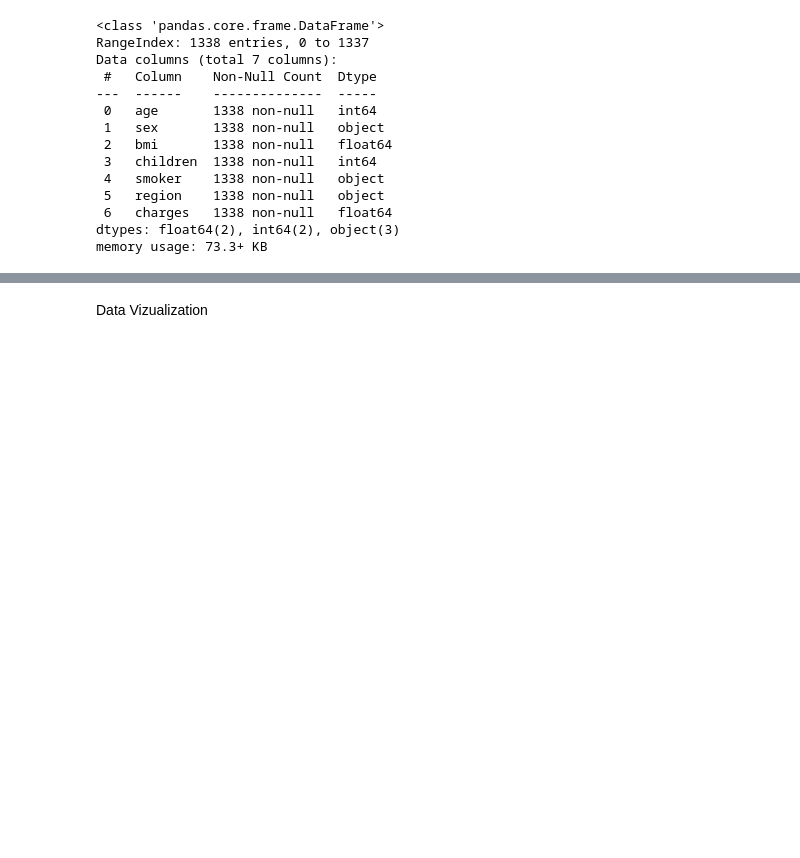
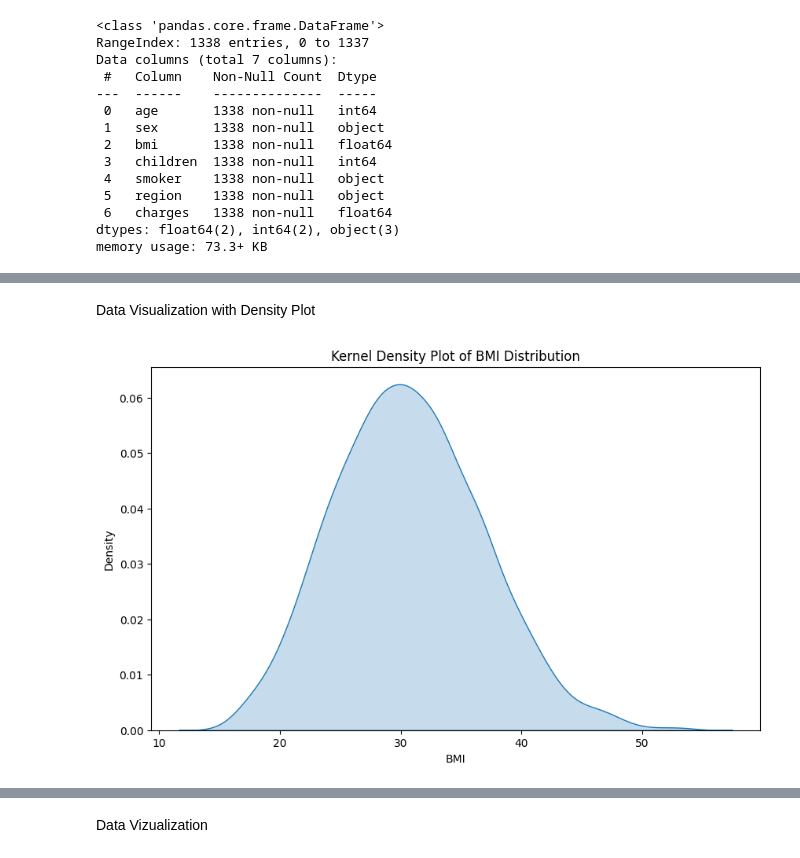
Before and after one commit to CodingWithMK/Global_AI_Hub_Personal_Medical_Cost_Analysis_Project, a Jupyter notebook: Global_AI_Hub_Medical_Cost_Analysis.ipynb, the cells around one changed output, grey strips where cells are left out. Saved outputs shown, nothing was run; the diff lists cells and outputs as text; code cells hidden in the pictures; blank space fills up the shorter version.

```diff
--- a/Global_AI_Hub_Medical_Cost_Analysis.ipynb
+++ b/Global_AI_Hub_Medical_Cost_Analysis.ipynb
@@ -58,0 +74,12 @@ memory usage: 73.3+ KB
+# %% [markdown]
+Data Visualization with Density Plot
+# %%
+# Creating a kernel density plot of BMI distribution
+plt.figure(figsize=(10, 6))
+sns.kdeplot(data=mc_df, x='bmi', fill=True)
+plt.title('Kernel Density Plot of BMI Distribution')
+plt.xlabel('BMI')
+plt.ylabel('Density')
+plt.show()
+# %% [output]
+[figure, added]
```
Also changed, not shown: parts of 61 cells of this notebook.
